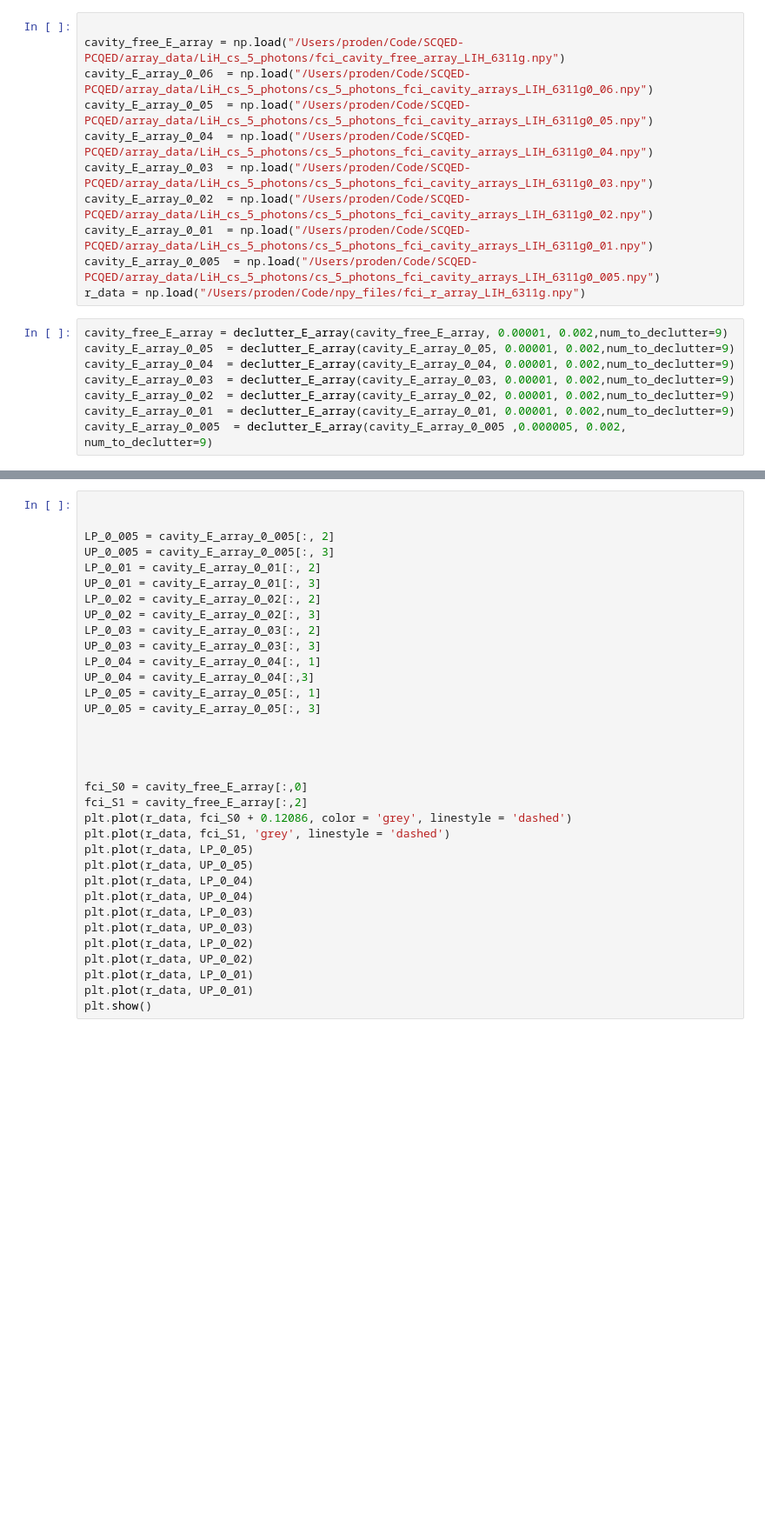
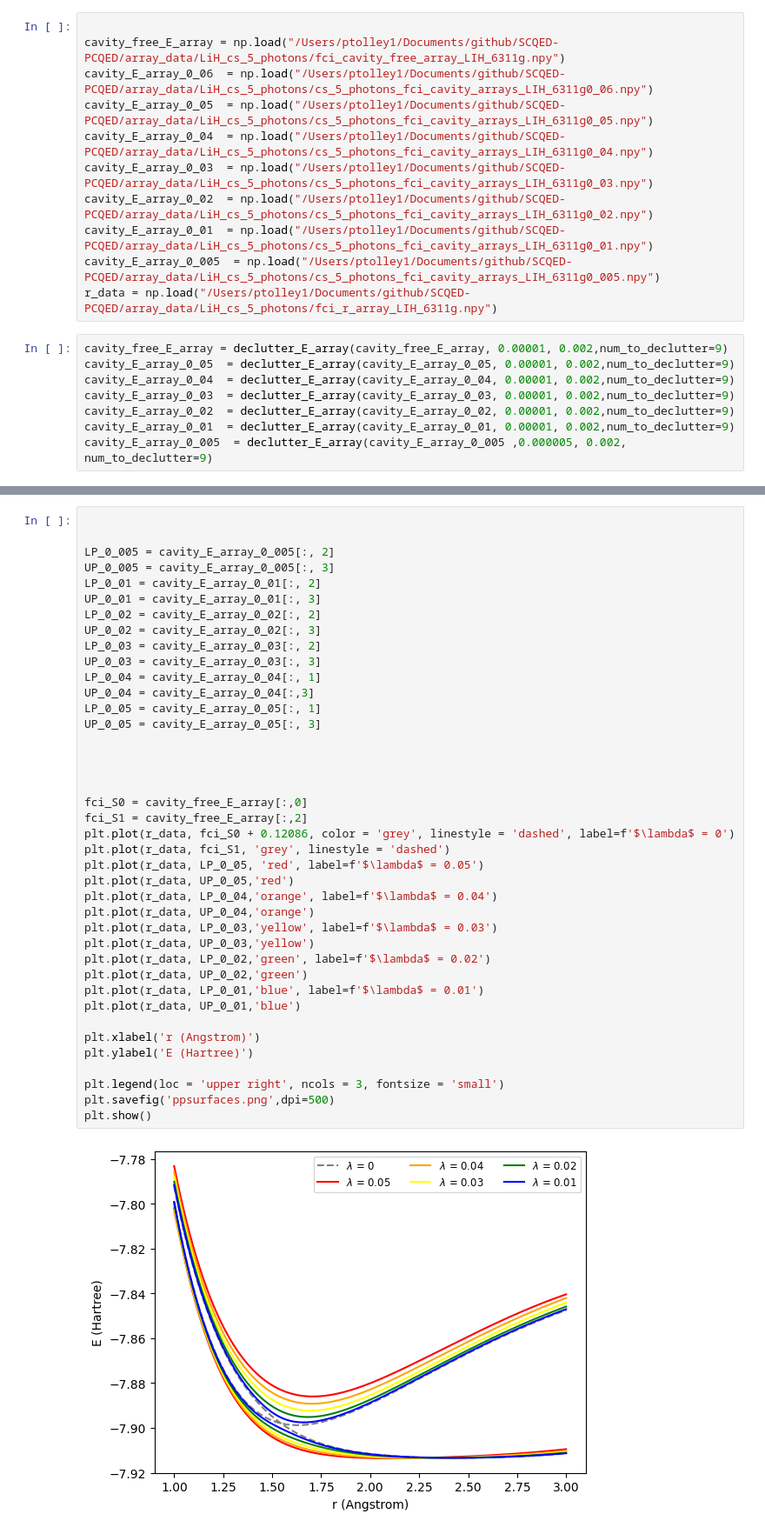
Before and after one commit to FoleyLab/SCQED-PCQED, a Jupyter notebook: src/LIH_lambda_range_cs_5_photons copy.ipynb, the cells around one changed output, grey strips where cells are left out. Shown at 87% size. Saved outputs shown, nothing was run; the diff lists cells and outputs as text; blank space fills up the shorter version.

Commit message:
figure

```diff
--- a/src/LIH_lambda_range_cs_5_photons copy.ipynb
+++ b/src/LIH_lambda_range_cs_5_photons copy.ipynb
@@ -159,15 +165,15 @@ def declutter_E_array(E_array, discontinuity_threshold=0.0001, energy_diff_thres
 # plt.show()
 # %%
 
-cavity_free_E_array = np.load("/Users/proden/Code/SCQED-PCQED/array_data/LiH_cs_5_photons/fci_cavity_free_array_LIH_6311g.npy")
-cavity_E_array_0_06  = np.load("/Users/proden/Code/SCQED-PCQED/array_data/LiH_cs_5_photons/cs_5_photons_fci_cavity_arrays_LIH_6311g0_06.npy")
-cavity_E_array_0_05  = np.load("/Users/proden/Code/SCQED-PCQED/array_data/LiH_cs_5_photons/cs_5_photons_fci_cavity_arrays_LIH_6311g0_05.npy")
-cavity_E_array_0_04  = np.load("/Users/proden/Code/SCQED-PCQED/array_data/LiH_cs_5_photons/cs_5_photons_fci_cavity_arrays_LIH_6311g0_04.npy")
-cavity_E_array_0_03  = np.load("/Users/proden/Code/SCQED-PCQED/array_data/LiH_cs_5_photons/cs_5_photons_fci_cavity_arrays_LIH_6311g0_03.npy")
-cavity_E_array_0_02  = np.load("/Users/proden/Code/SCQED-PCQED/array_data/LiH_cs_5_photons/cs_5_photons_fci_cavity_arrays_LIH_6311g0_02.npy")
-cavity_E_array_0_01  = np.load("/Users/proden/Code/SCQED-PCQED/array_data/LiH_cs_5_photons/cs_5_photons_fci_cavity_arrays_LIH_6311g0_01.npy")
-cavity_E_array_0_005  = np.load("/Users/proden/Code/SCQED-PCQED/array_data/LiH_cs_5_photons/cs_5_photons_fci_cavity_arrays_LIH_6311g0_005.npy")
-r_data = np.load("/Users/proden/Code/npy_files/fci_r_array_LIH_6311g.npy")
+cavity_free_E_array = np.load("/Users/ptolley1/Documents/github/SCQED-PCQED/array_data/LiH_cs_5_photons/fci_cavity_free_array_LIH_6311g.npy")
+cavity_E_array_0_06  = np.load("/Users/ptolley1/Documents/github/SCQED-PCQED/array_data/LiH_cs_5_photons/cs_5_photons_fci_cavity_arrays_LIH_6311g0_06.npy")
+cavity_E_array_0_05  = np.load("/Users/ptolley1/Documents/github/SCQED-PCQED/array_data/LiH_cs_5_photons/cs_5_photons_fci_cavity_arrays_LIH_6311g0_05.npy")
+cavity_E_array_0_04  = np.load("/Users/ptolley1/Documents/github/SCQED-PCQED/array_data/LiH_cs_5_photons/cs_5_photons_fci_cavity_arrays_LIH_6311g0_04.npy")
+cavity_E_array_0_03  = np.load("/Users/ptolley1/Documents/github/SCQED-PCQED/array_data/LiH_cs_5_photons/cs_5_photons_fci_cavity_arrays_LIH_6311g0_03.npy")
+cavity_E_array_0_02  = np.load("/Users/ptolley1/Documents/github/SCQED-PCQED/array_data/LiH_cs_5_photons/cs_5_photons_fci_cavity_arrays_LIH_6311g0_02.npy")
+cavity_E_array_0_01  = np.load("/Users/ptolley1/Documents/github/SCQED-PCQED/array_data/LiH_cs_5_photons/cs_5_photons_fci_cavity_arrays_LIH_6311g0_01.npy")
+cavity_E_array_0_005  = np.load("/Users/ptolley1/Documents/github/SCQED-PCQED/array_data/LiH_cs_5_photons/cs_5_photons_fci_cavity_arrays_LIH_6311g0_005.npy")
+r_data = np.load("/Users/ptolley1/Documents/github/SCQED-PCQED/array_data/LiH_cs_5_photons/fci_r_array_LIH_6311g.npy")
 # %%
 cavity_free_E_array = declutter_E_array(cavity_free_E_array, 0.00001, 0.002,num_to_declutter=9)
 cavity_E_array_0_05  = declutter_E_array(cavity_E_array_0_05, 0.00001, 0.002,num_to_declutter=9)
@@ -204,37 +218,45 @@ plt.show()
 # %%
 
 
 LP_0_005 = cavity_E_array_0_005[:, 2]
 UP_0_005 = cavity_E_array_0_005[:, 3]
 LP_0_01 = cavity_E_array_0_01[:, 2]
 UP_0_01 = cavity_E_array_0_01[:, 3]
 LP_0_02 = cavity_E_array_0_02[:, 2]
 UP_0_02 = cavity_E_array_0_02[:, 3]
 LP_0_03 = cavity_E_array_0_03[:, 2]
 UP_0_03 = cavity_E_array_0_03[:, 3]
 LP_0_04 = cavity_E_array_0_04[:, 1]
 UP_0_04 = cavity_E_array_0_04[:,3]
 LP_0_05 = cavity_E_array_0_05[:, 1]
 UP_0_05 = cavity_E_array_0_05[:, 3]
 
 
 
 
 fci_S0 = cavity_free_E_array[:,0]
 fci_S1 = cavity_free_E_array[:,2]
-plt.plot(r_data, fci_S0 + 0.12086, color = 'grey', linestyle = 'dashed')
+plt.plot(r_data, fci_S0 + 0.12086, color = 'grey', linestyle = 'dashed', label=f'$\lambda$ = 0')
 plt.plot(r_data, fci_S1, 'grey', linestyle = 'dashed')
-plt.plot(r_data, LP_0_05)
-plt.plot(r_data, UP_0_05)
-plt.plot(r_data, LP_0_04)
-plt.plot(r_data, UP_0_04)
-plt.plot(r_data, LP_0_03)
-plt.plot(r_data, UP_0_03)
-plt.plot(r_data, LP_0_02)
-plt.plot(r_data, UP_0_02)
-plt.plot(r_data, LP_0_01)
-plt.plot(r_data, UP_0_01)
+plt.plot(r_data, LP_0_05, 'red', label=f'$\lambda$ = 0.05')
+plt.plot(r_data, UP_0_05,'red')
+plt.plot(r_data, LP_0_04,'orange', label=f'$\lambda$ = 0.04')
+plt.plot(r_data, UP_0_04,'orange')
+plt.plot(r_data, LP_0_03,'yellow', label=f'$\lambda$ = 0.03')
+plt.plot(r_data, UP_0_03,'yellow')
+plt.plot(r_data, LP_0_02,'green', label=f'$\lambda$ = 0.02')
+plt.plot(r_data, UP_0_02,'green')
+plt.plot(r_data, LP_0_01,'blue', label=f'$\lambda$ = 0.01')
+plt.plot(r_data, UP_0_01,'blue')
+
+plt.xlabel('r (Angstrom)')
+plt.ylabel('E (Hartree)')
+
+plt.legend(loc = 'upper right', ncols = 3, fontsize = 'small')
+plt.savefig('ppsurfaces.png',dpi=500)
 plt.show()
+# %% [output]
+[figure, added]
 # %%
 
 hbar = 1
```
Also changed, not shown: parts of 4 cells of this notebook, 2 other files.
